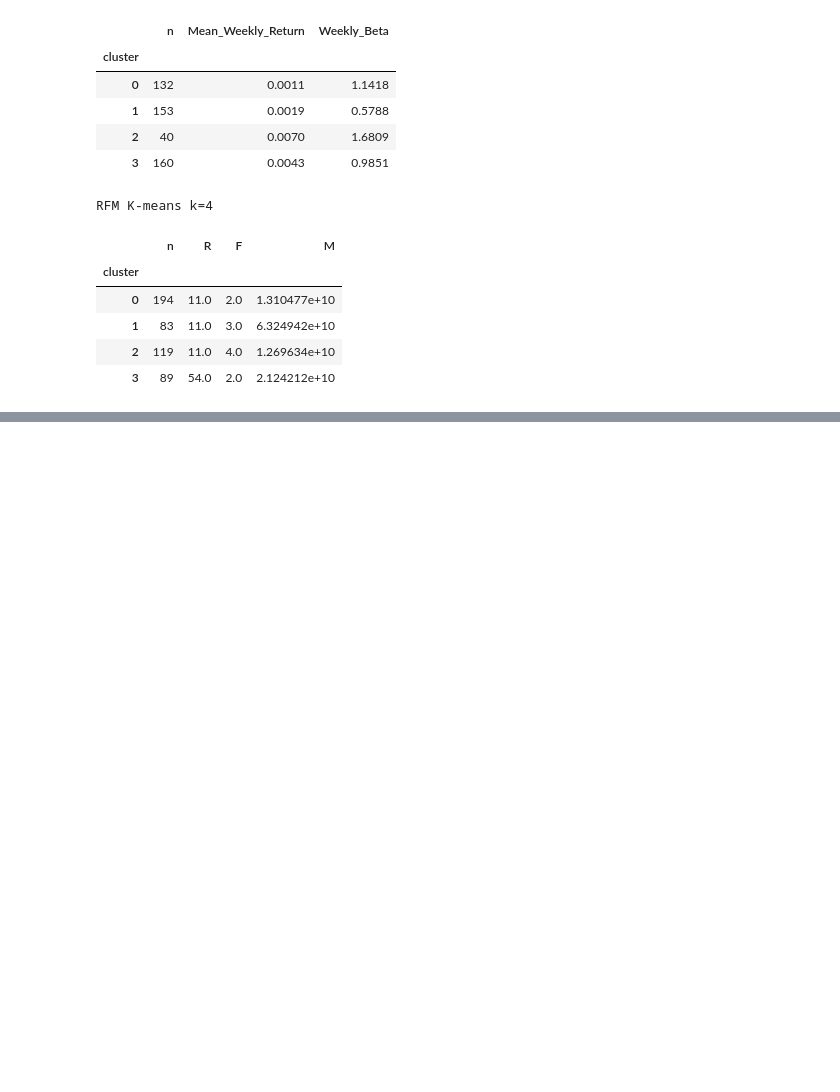
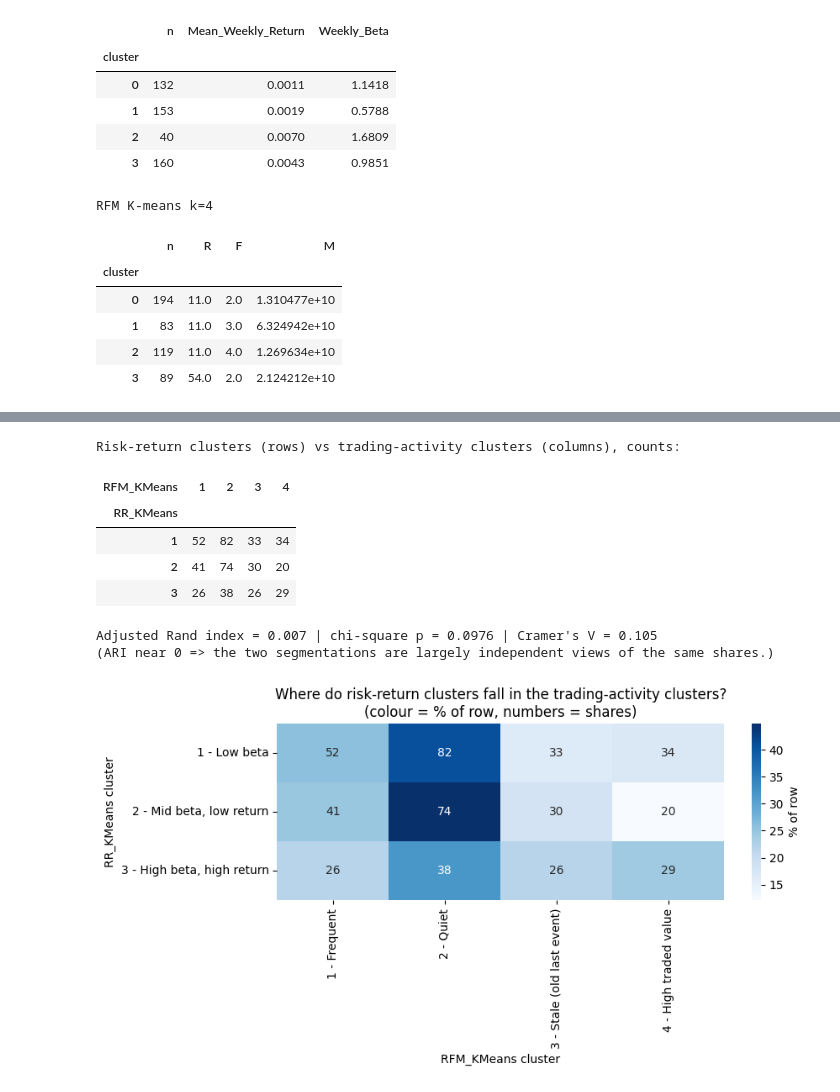
Before and after one commit to aidapassela/Market-Analysis-and-Stock-Segmentation-Using-RFM, a Jupyter notebook: CW1_Market_Analysis_and_Stock_Segmentation_Using_RFM.ipynb, the cells around one changed output, grey strips where cells are left out. Drawn from its saved outputs; the diff is of its cells as text; code cells hidden in the pictures; blank space fills up the shorter version.

```diff
--- a/CW1_Market_Analysis_and_Stock_Segmentation_Using_RFM.ipynb
+++ b/CW1_Market_Analysis_and_Stock_Segmentation_Using_RFM.ipynb
@@ -1402,0 +1542,27 @@ except Exception as e:
+# %%
+#3.2.1b  How does risk return clusters and trading activity cluster relate?
+ct = pd.crosstab(assign[RR_KEY], assign[RFM_KEY])
+print("Risk-return clusters (rows) vs trading-activity clusters (columns), counts:"); display(ct)
+
+ari = adjusted_rand_score(assign[RR_KEY], assign[RFM_KEY])
+chi2, p, dof, _ = chi2_contingency(ct)
+cramers_v = np.sqrt(chi2 / (ct.values.sum() * (min(ct.shape) - 1)))
+print(f"Adjusted Rand index = {ari:.3f} | chi-square p = {p:.3g} | Cramer's V = {cramers_v:.3f}")
+print("(ARI near 0 => the two segmentations are largely independent views of the same shares.)")
+
+fig, ax = plt.subplots(figsize=(9, 4.8))
+ct_plot = ct.copy(); ct_plot.index = [cname(RR_KEY, i) for i in ct.index]; ct_plot.columns = [cname(RFM_KEY, j) for j in ct.columns]
+sns.heatmap(ct_plot.div(ct_plot.sum(axis=1), axis=0) * 100, annot=ct_plot, fmt="d", cmap="Blues", cbar_kws={"label": "% of row"}, ax=ax)
+ax.set_title("Where do risk-return clusters fall in the trading-activity clusters?\n(colour = % of row, numbers = shares)")
+ax.set_xlabel(f"{RFM_KEY} cluster"); ax.set_ylabel(f"{RR_KEY} cluster")
+plt.tight_layout(); plt.savefig("figures/task3_rr_vs_rfm_crosstab.png", dpi=150); plt.show()
+# %% [output]
+Risk-return clusters (rows) vs trading-activity clusters (columns), counts:
+| RFM_KMeans | 1 | 2 | 3 | 4 |
+| RR_KMeans |  |  |  |  |
+| 1 | 52 | 82 | 33 | 34 |
+| 2 | 41 | 74 | 30 | 20 |
+| 3 | 26 | 38 | 26 | 29 |
+Adjusted Rand index = 0.007 | chi-square p = 0.0976 | Cramer's V = 0.105
+(ARI near 0 => the two segmentations are largely independent views of the same shares.)
+[figure, added]
```
Also changed, not shown: parts of 20 cells of this notebook.
